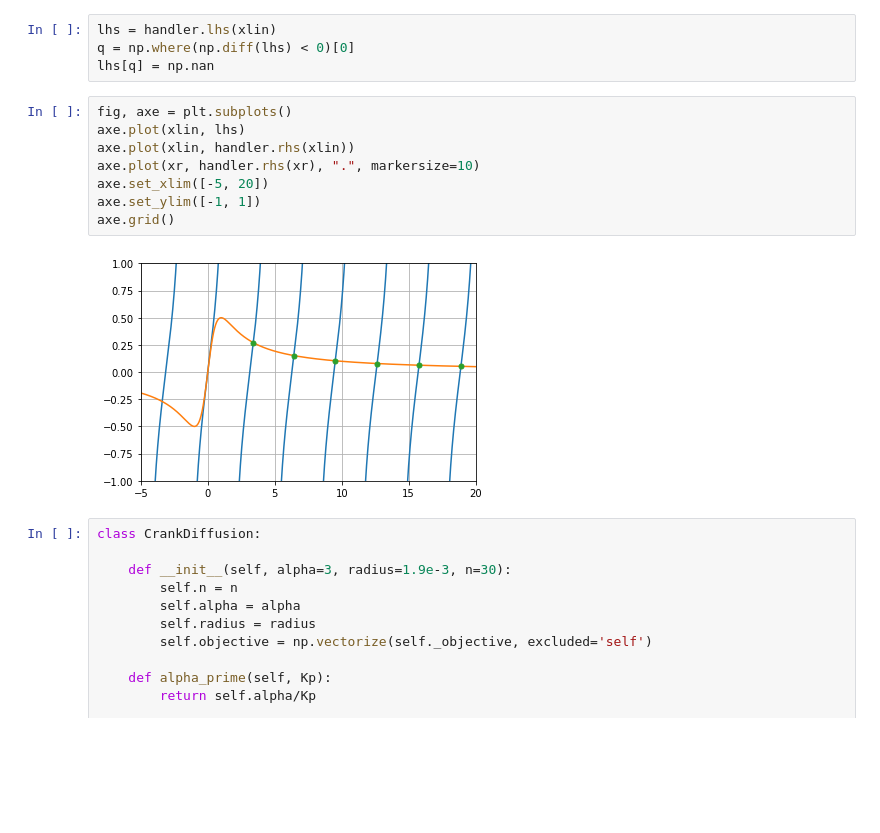
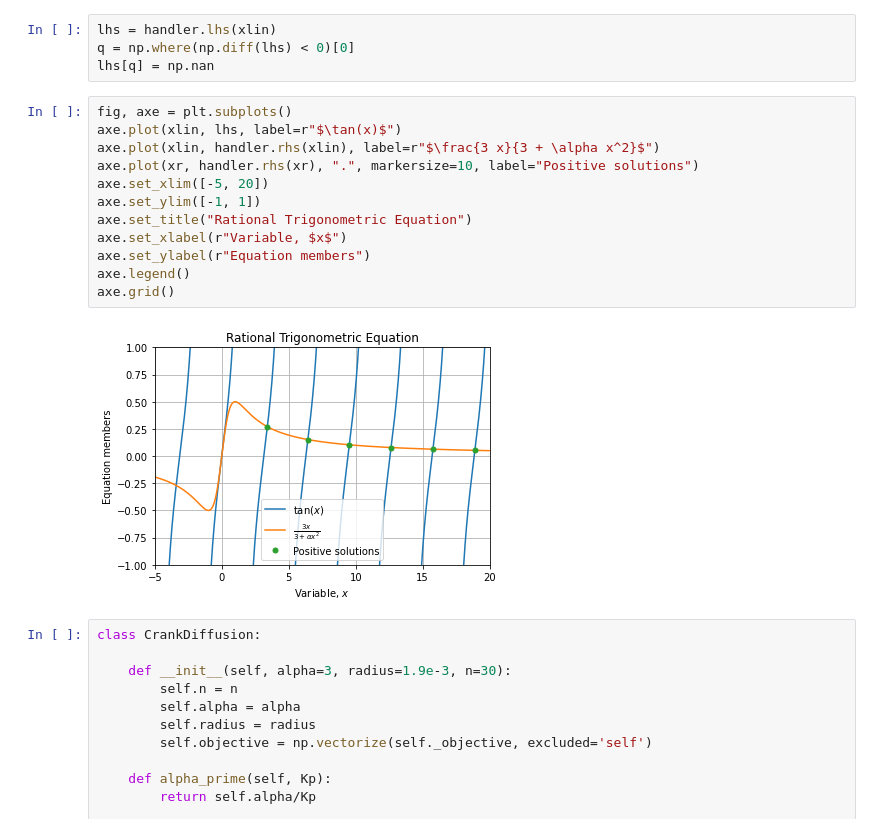
Before and after one commit to jlandercy/cookbook, a Jupyter notebook: python/posts/CrankDiffusion.ipynb, the cells around one changed output. Drawn from its saved outputs; the diff is of its cells as text; blank space fills up the shorter version.

```diff
--- a/python/posts/CrankDiffusion.ipynb
+++ b/python/posts/CrankDiffusion.ipynb
@@ -62,14 +62,18 @@ q = np.where(np.diff(lhs) < 0)[0]
 lhs[q] = np.nan
 # %%
 fig, axe = plt.subplots()
-axe.plot(xlin, lhs)
-axe.plot(xlin, handler.rhs(xlin))
-axe.plot(xr, handler.rhs(xr), ".", markersize=10)
+axe.plot(xlin, lhs, label=r"$\tan(x)$")
+axe.plot(xlin, handler.rhs(xlin), label=r"$\frac{3 x}{3 + \alpha x^2}$")
+axe.plot(xr, handler.rhs(xr), ".", markersize=10, label="Positive solutions")
 axe.set_xlim([-5, 20])
 axe.set_ylim([-1, 1])
+axe.set_title("Rational Trigonometric Equation")
+axe.set_xlabel(r"Variable, $x$")
+axe.set_ylabel(r"Equation members")
+axe.legend()
 axe.grid()
 # %% [output]
-[figure, old version]
+[figure, new version]
 # %%
 class CrankDiffusion:
 
```
Also changed, not shown: parts of 9 cells of this notebook.
